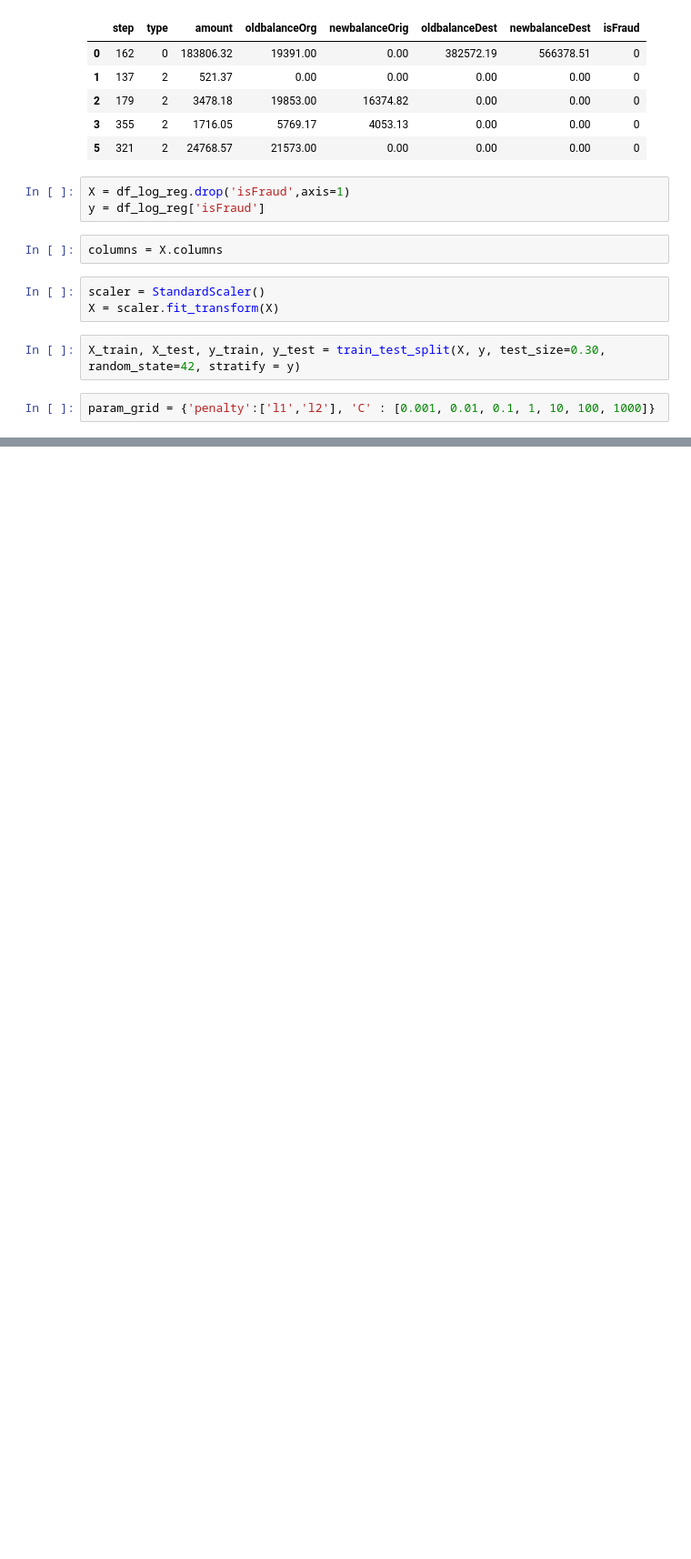
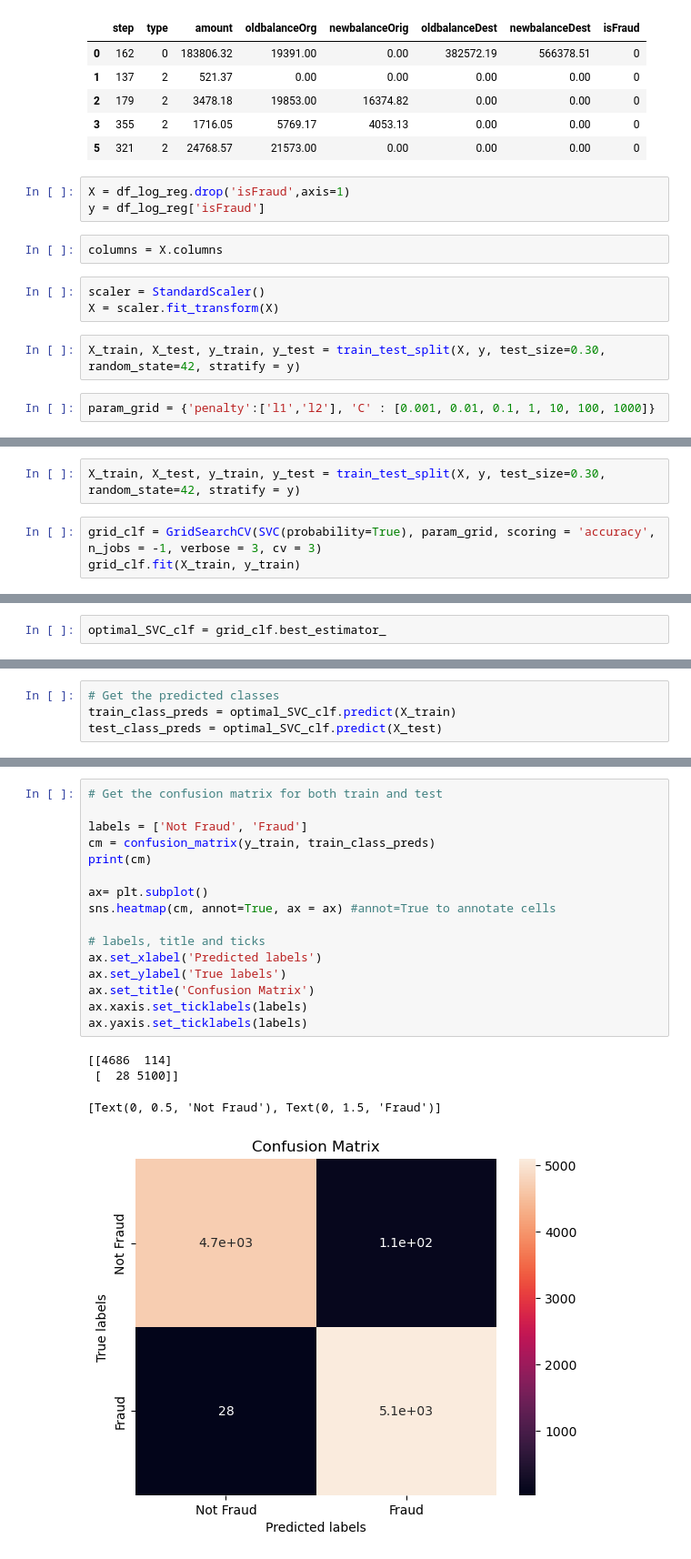
Before and after one commit to Sahil-Naik/Machine-Learning, a Jupyter notebook: Fraud Detection/Source_Code_V2.ipynb, the cells around one changed output, grey strips where cells are left out. Shown: that part at 91% size. Drawn from its saved outputs; the diff is of its cells as text; blank space fills up the shorter version.

```diff
--- a/Fraud Detection/Source_Code_V2.ipynb
+++ b/Fraud Detection/Source_Code_V2.ipynb
@@ -505,0 +518,5 @@ plt.show()
+# %%
+X_train, X_test, y_train, y_test = train_test_split(X, y, test_size=0.30, random_state=42, stratify = y)
+# %%
+grid_clf = GridSearchCV(SVC(probability=True), param_grid, scoring = 'accuracy', n_jobs = -1, verbose = 3, cv = 3)
+grid_clf.fit(X_train, y_train)
@@ -505,0 +528,2 @@ plt.show()
+# %%
+optimal_SVC_clf = grid_clf.best_estimator_
@@ -505,0 +538,4 @@ plt.show()
+# %%
+# Get the predicted classes
+train_class_preds = optimal_SVC_clf.predict(X_train)
+test_class_preds = optimal_SVC_clf.predict(X_test)
@@ -505,0 +570,21 @@ plt.show()
+# %%
+# Get the confusion matrix for both train and test
+
+labels = ['Not Fraud', 'Fraud']
+cm = confusion_matrix(y_train, train_class_preds)
+print(cm)
+
+ax= plt.subplot()
+sns.heatmap(cm, annot=True, ax = ax) #annot=True to annotate cells
+
+# labels, title and ticks
+ax.set_xlabel('Predicted labels')
+ax.set_ylabel('True labels')
+ax.set_title('Confusion Matrix')
+ax.xaxis.set_ticklabels(labels)
+ax.yaxis.set_ticklabels(labels)
+# %% [output]
+[[4686  114]
+ [  28 5100]]
+[Text(0, 0.5, 'Not Fraud'), Text(0, 1.5, 'Fraud')]
+[figure, added]
```
Also changed, not shown: parts of 74 cells of this notebook.
